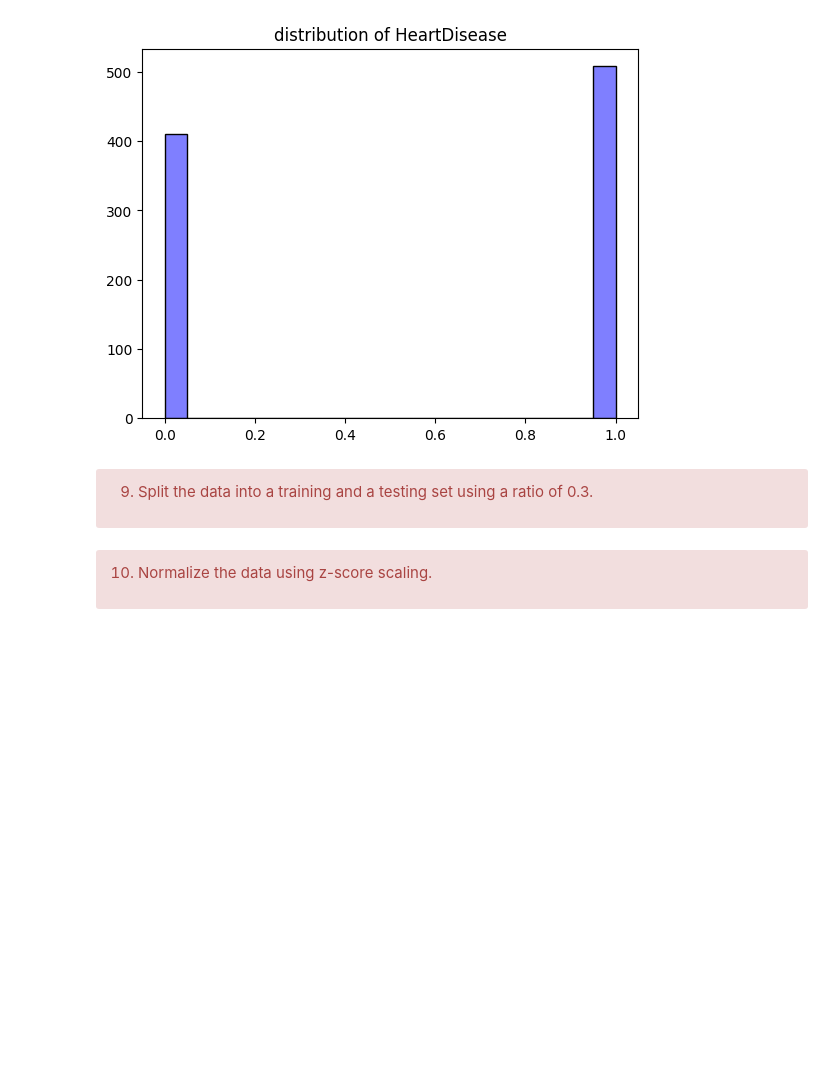
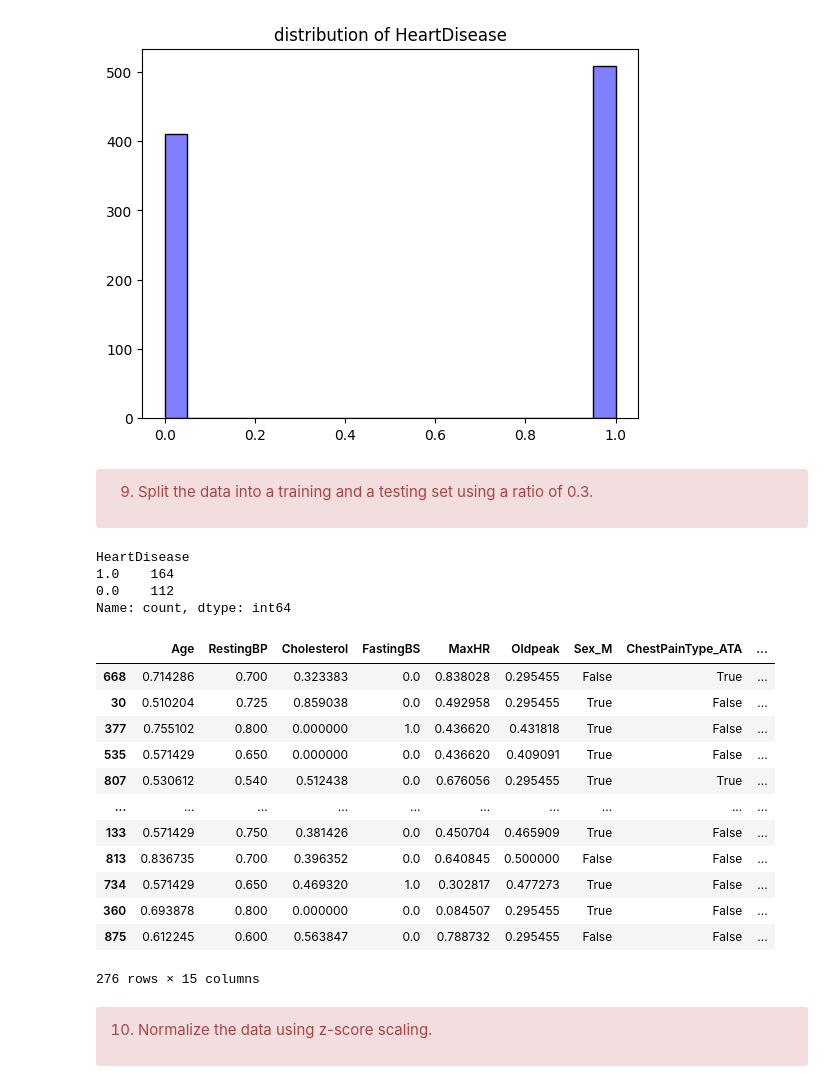
Before and after one commit to amaliahm/machine_learning_tps, a Jupyter notebook: TP4.ipynb, the cells around one changed output. Drawn from its saved outputs; the diff is of its cells as text; code cells hidden in the pictures; blank space fills up the shorter version.

```diff
--- a/TP4.ipynb
+++ b/TP4.ipynb
@@ -464,6 +467,29 @@ X = df_encoded_scaled.drop('HeartDisease', axis=1)
 y = df_encoded_scaled['HeartDisease']
 
 X_train, X_test, y_train, y_test = train_test_split(X, y, test_size=0.3, random_state=42)
+# %%
+y_test.value_counts()
+# %% [output]
+HeartDisease
+1.0    164
+0.0    112
+Name: count, dtype: int64
+# %%
+X_test
+# %% [output]
+|  | Age | RestingBP | Cholesterol | FastingBS | MaxHR | Oldpeak | Sex_M | ChestPainType_ATA | ... |
+| 668 | 0.714286 | 0.700 | 0.323383 | 0.0 | 0.838028 | 0.295455 | False | True | ... |
+| 30 | 0.510204 | 0.725 | 0.859038 | 0.0 | 0.492958 | 0.295455 | True | False | ... |
+| 377 | 0.755102 | 0.800 | 0.000000 | 1.0 | 0.436620 | 0.431818 | True | False | ... |
+| 535 | 0.571429 | 0.650 | 0.000000 | 0.0 | 0.436620 | 0.409091 | True | False | ... |
+| 807 | 0.530612 | 0.540 | 0.512438 | 0.0 | 0.676056 | 0.295455 | True | True | ... |
+| ... | ... | ... | ... | ... | ... | ... | ... | ... | ... |
+| 133 | 0.571429 | 0.750 | 0.381426 | 0.0 | 0.450704 | 0.465909 | True | False | ... |
+| 813 | 0.836735 | 0.700 | 0.396352 | 0.0 | 0.640845 | 0.500000 | False | False | ... |
+| 734 | 0.571429 | 0.650 | 0.469320 | 1.0 | 0.302817 | 0.477273 | True | False | ... |
+| 360 | 0.693878 | 0.800 | 0.000000 | 0.0 | 0.084507 | 0.295455 | True | False | ... |
+| 875 | 0.612245 | 0.600 | 0.563847 | 0.0 | 0.788732 | 0.295455 | False | False | ... |
+276 rows × 15 columns
 # %% [markdown]
 <div class="alert alert-block alert-danger">
 
```
Also changed, not shown: parts of 10 cells of this notebook, 1 other file.
